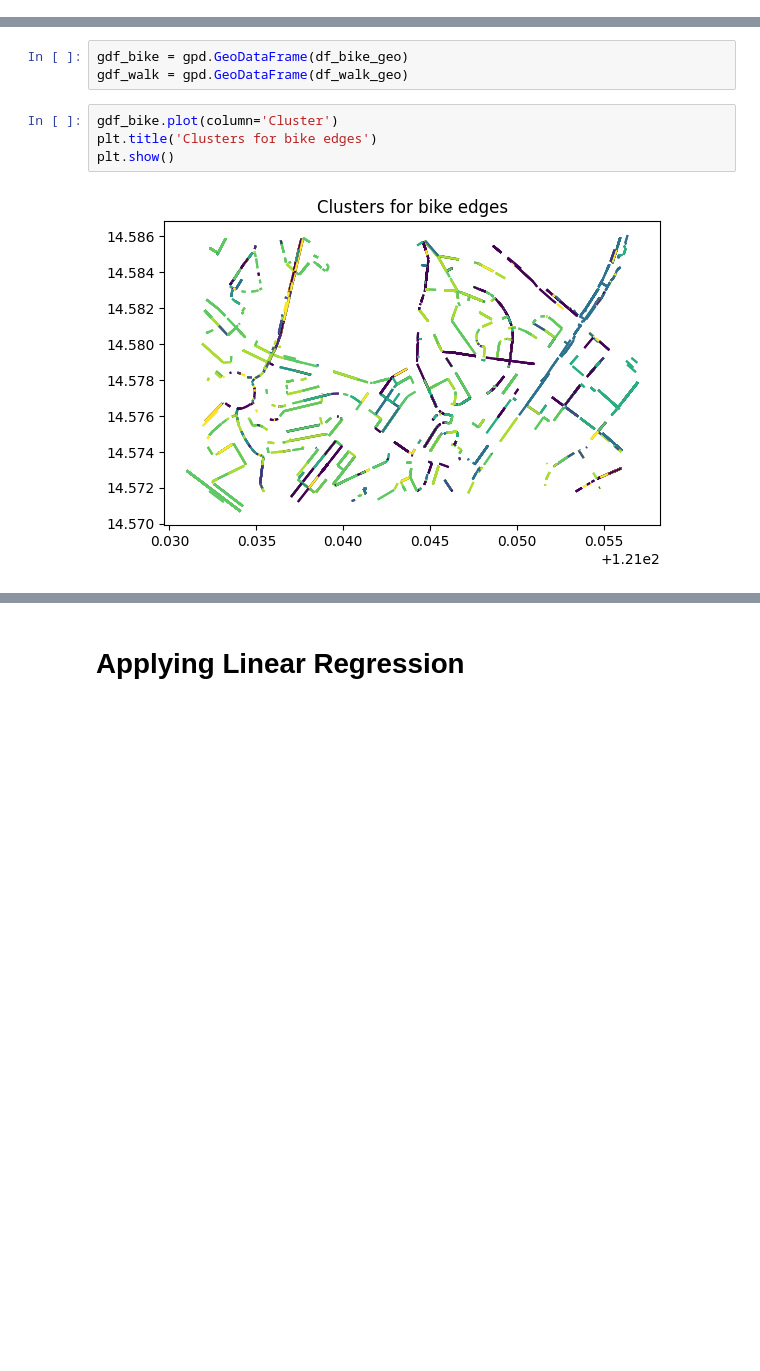
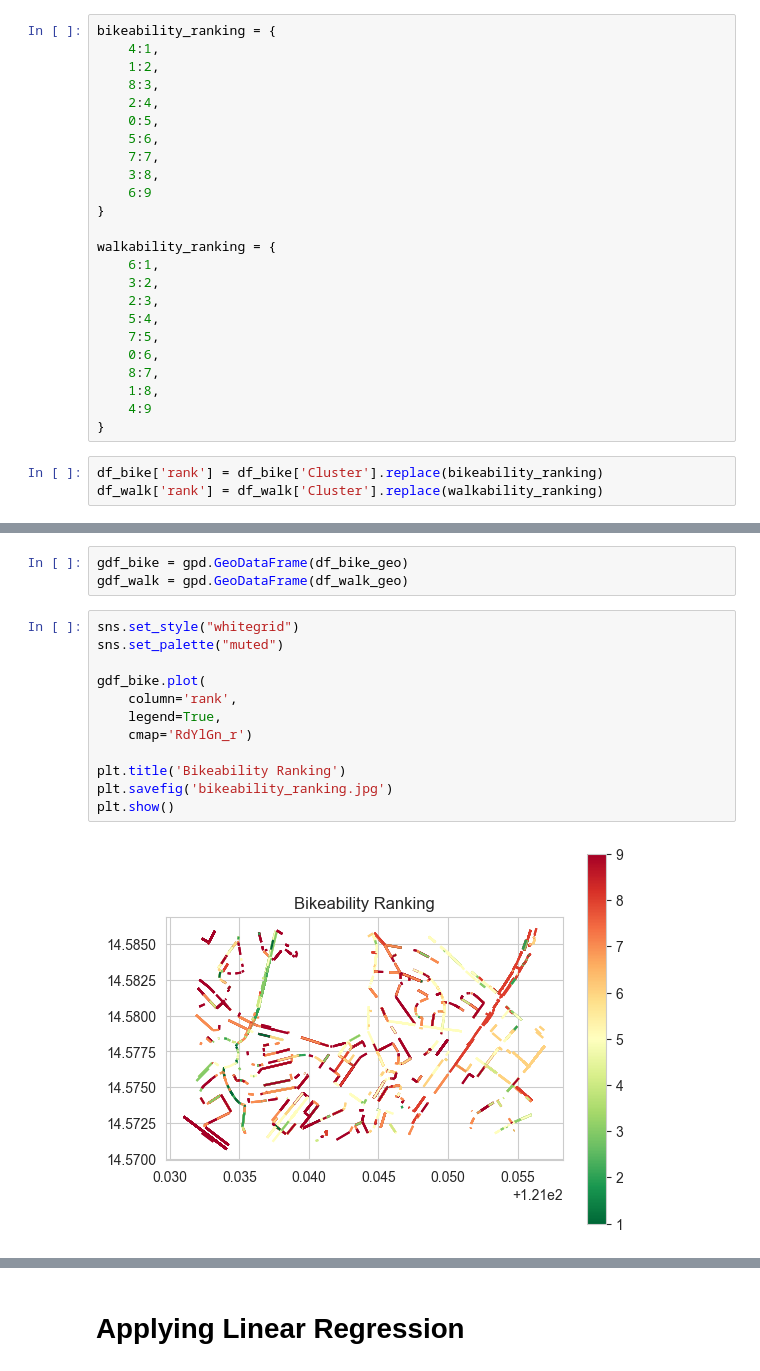
Before and after one commit to eltgnd/pjdsc-padyak, a Jupyter notebook: clustering/analysis.ipynb, the cells around one changed output, grey strips where cells are left out. Cells and saved outputs as stored; diff of their text form; blank space fills up the shorter version.

```diff
--- a/clustering/analysis.ipynb
+++ b/clustering/analysis.ipynb
@@ -21,3 +36,30 @@ df_walk = pd.read_csv('features/walk_cluster_full.csv')
+# %%
+bikeability_ranking = {
+    4:1,
+    1:2,
+    8:3,
+    2:4,
+    0:5,
+    5:6,
+    7:7,
+    3:8,
+    6:9
+}
+
+walkability_ranking = {
+    6:1,
+    3:2,
+    2:3,
+    5:4,
+    7:5,
+    0:6,
+    8:7,
+    1:8,
+    4:9
+}
+# %%
+df_bike['rank'] = df_bike['Cluster'].replace(bikeability_ranking)
+df_walk['rank'] = df_walk['Cluster'].replace(walkability_ranking)
 # %%
 df_bike_geo = df_bike.merge(gdf_edge_bike, how='inner', on=['u','v','key']).reset_index()
 df_walk_geo = df_walk.merge(gdf_edge_walk, how='inner', on=['u','v','key']).reset_index()
@@ -25,9 +67,17 @@ df_walk_geo = df_walk.merge(gdf_edge_walk, how='inner', on=['u','v','key']).rese
 gdf_bike = gpd.GeoDataFrame(df_bike_geo)
 gdf_walk = gpd.GeoDataFrame(df_walk_geo)
 # %%
-gdf_bike.plot(column='Cluster')
-plt.title('Clusters for bike edges')
+sns.set_style("whitegrid")
+sns.set_palette("muted")
+
+gdf_bike.plot(
+    column='rank',
+    legend=True,
+    cmap='RdYlGn_r')
+
+plt.title('Bikeability Ranking')
+plt.savefig('bikeability_ranking.jpg')
 plt.show()
 # %% [output]
-[figure, old version]
+[figure, new version]
 # %%
```
Also changed, not shown: parts of 6 cells of this notebook, 2 other files.
